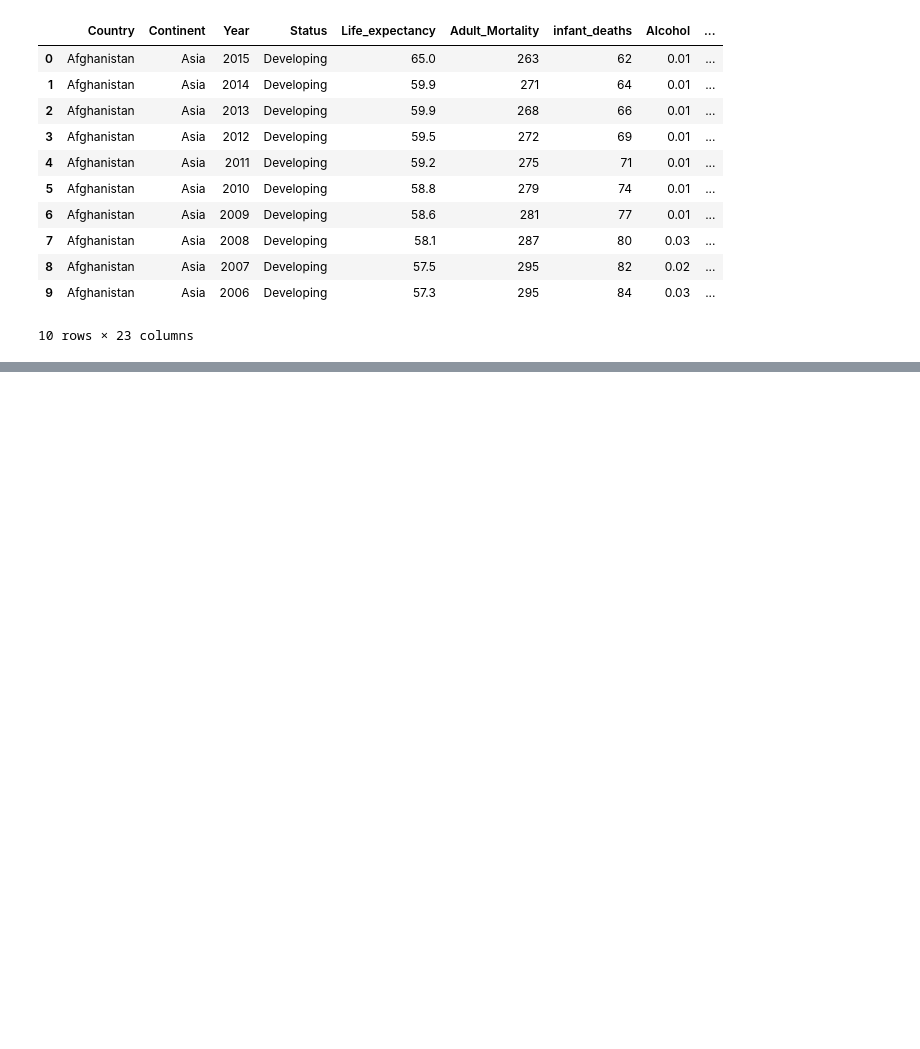
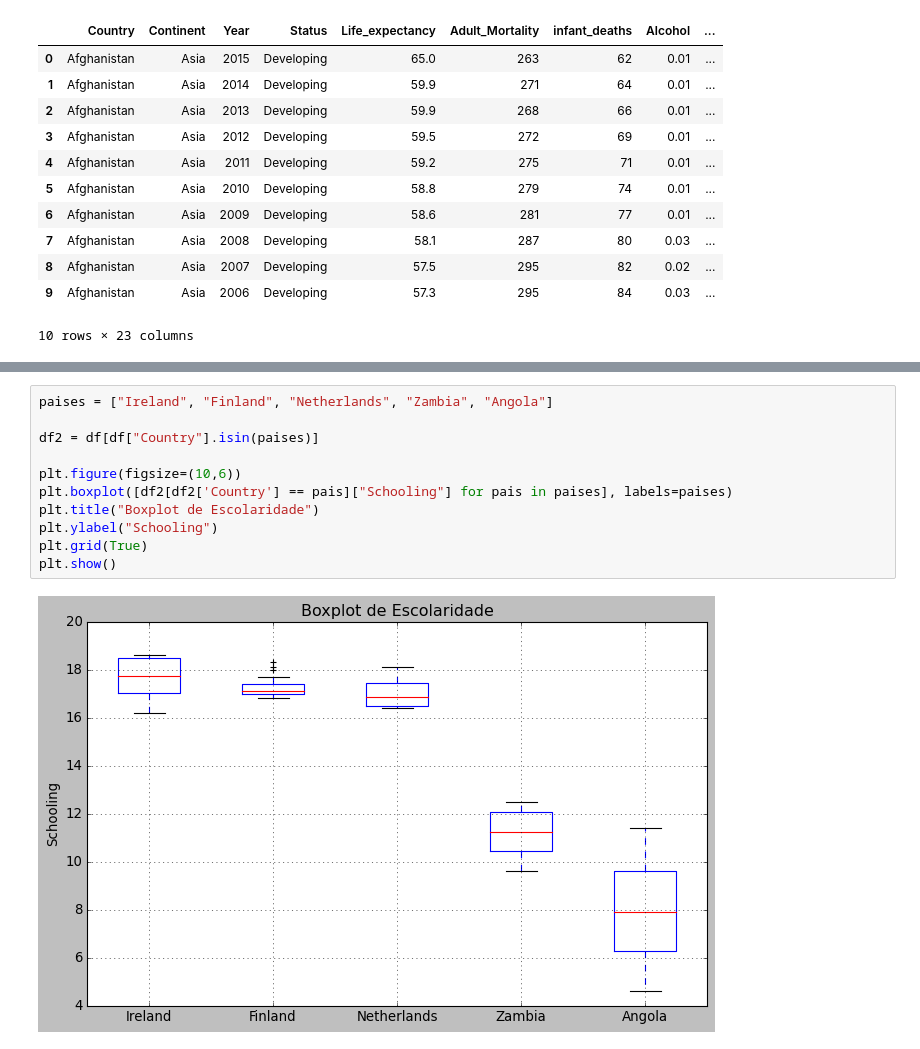
Before and after one commit to Edmurcn/Fis._Estat._Comp., a Jupyter notebook: Intro._Ciencia_Dados/Aulas/Aula 2/quest2.ipynb, the cells around one changed output, grey strips where cells are left out. Cells and saved outputs as stored; diff of their text form; blank space fills up the shorter version.

```diff
--- a/Intro._Ciencia_Dados/Aulas/Aula 2/quest2.ipynb
+++ b/Intro._Ciencia_Dados/Aulas/Aula 2/quest2.ipynb
@@ -54,0 +57,13 @@ plt.show()
+# %%
+paises = ["Ireland", "Finland", "Netherlands", "Zambia", "Angola"]
+
+df2 = df[df["Country"].isin(paises)]
+
+plt.figure(figsize=(10,6))
+plt.boxplot([df2[df2['Country'] == pais]["Schooling"] for pais in paises], labels=paises)
+plt.title("Boxplot de Escolaridade")
+plt.ylabel("Schooling")
+plt.grid(True)
+plt.show()
+# %% [output]
+[figure, added]
```
Also changed, not shown: parts of 3 cells of this notebook.
